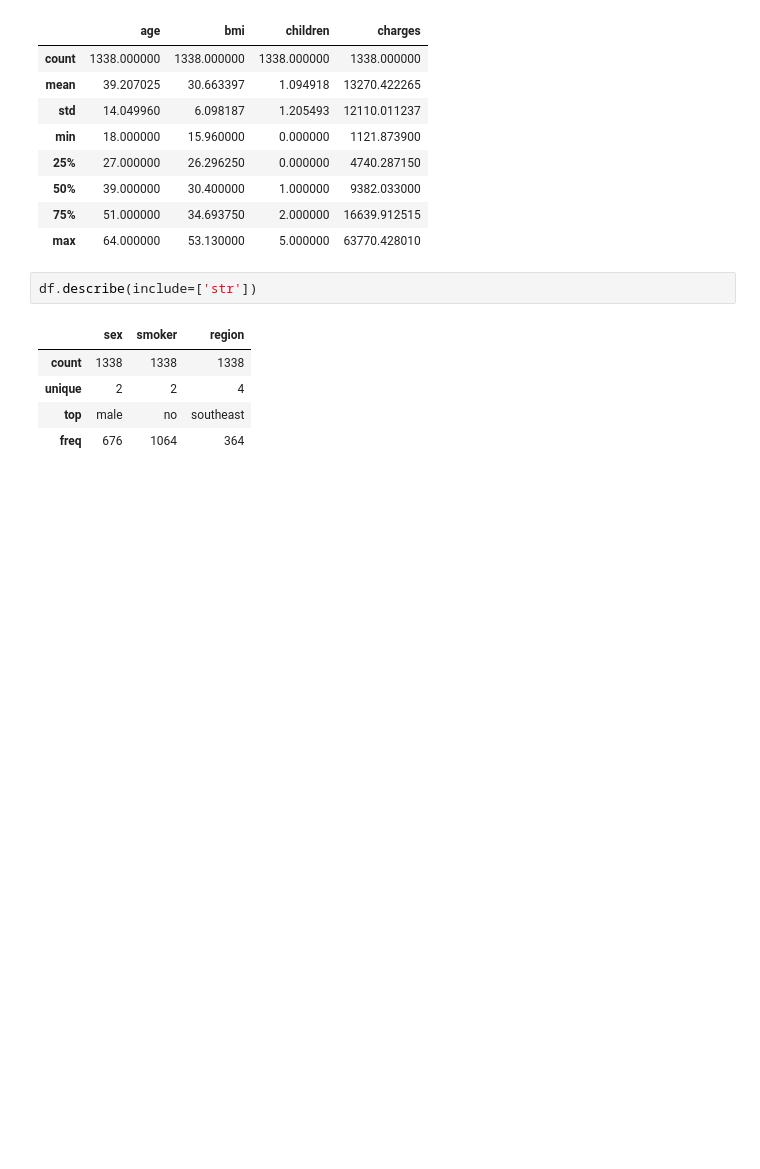
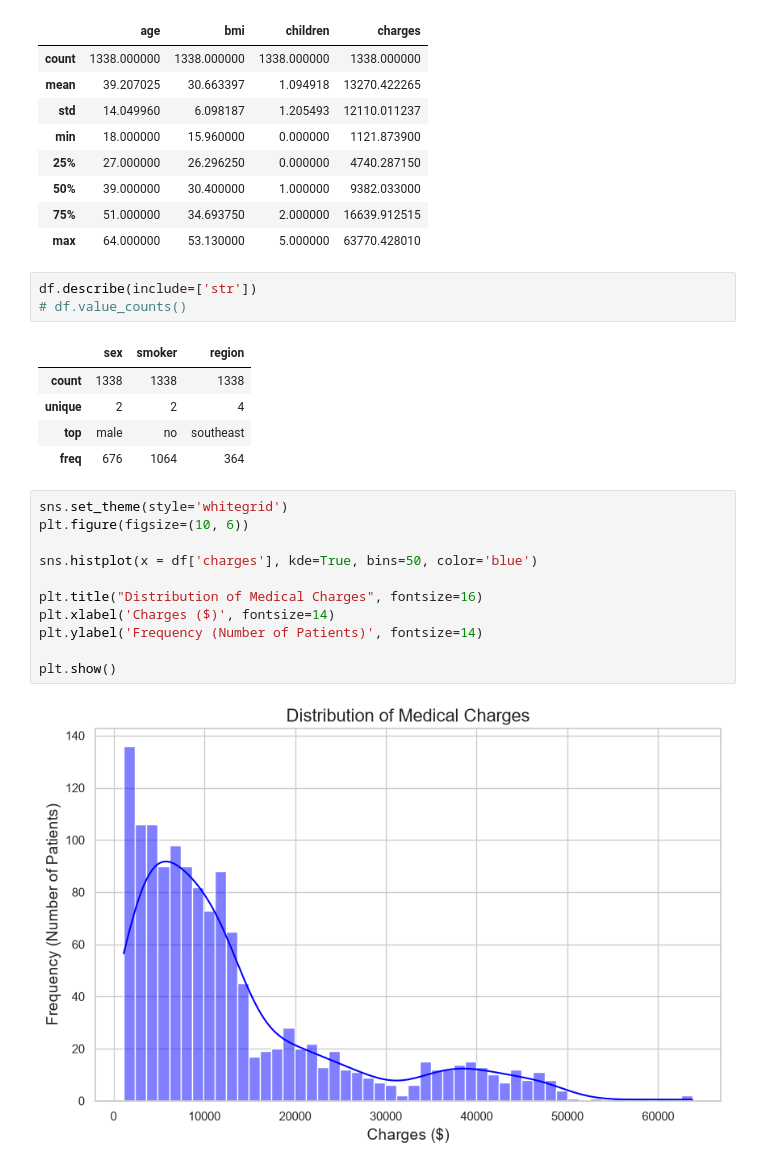
Before and after one commit to Saikrishna-dev-oss/medical-insurance-predictor, a Jupyter notebook: notebooks/data_exploration.ipynb, the cells around one changed output. Saved outputs shown, nothing was run; the diff lists cells and outputs as text; blank space fills up the shorter version.

```diff
--- a/notebooks/data_exploration.ipynb
+++ b/notebooks/data_exploration.ipynb
@@ -48,9 +51,23 @@ df.describe()
 | max | 64.000000 | 53.130000 | 5.000000 | 63770.428010 |
 # %%
 df.describe(include=['str'])
+# df.value_counts()
 # %% [output]
 |  | sex | smoker | region |
 | count | 1338 | 1338 | 1338 |
 | unique | 2 | 2 | 4 |
 | top | male | no | southeast |
 | freq | 676 | 1064 | 364 |
+# %%
+sns.set_theme(style='whitegrid')
+plt.figure(figsize=(10, 6))
+
+sns.histplot(x = df['charges'], kde=True, bins=50, color='blue')
+
+plt.title("Distribution of Medical Charges", fontsize=16)
+plt.xlabel('Charges ($)', fontsize=14)
+plt.ylabel('Frequency (Number of Patients)', fontsize=14)
+
+plt.show()
+# %% [output]
+[figure, added]
```
Also changed, not shown: parts of 7 cells of this notebook.
